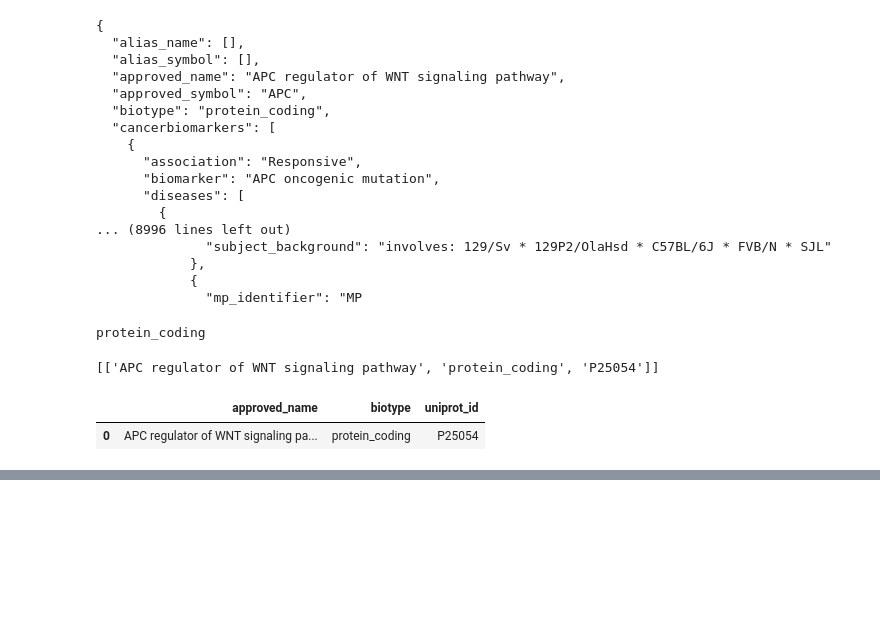
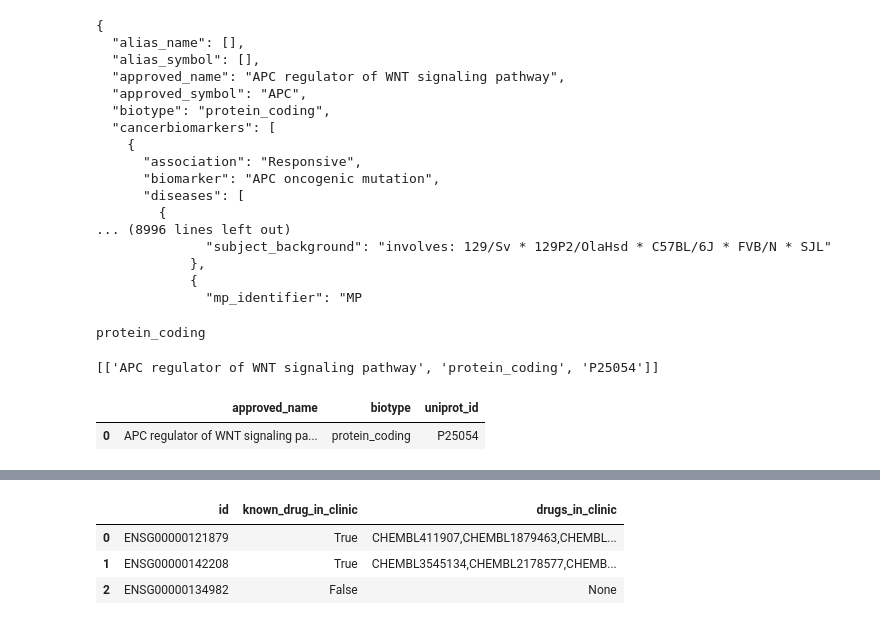
Before and after one commit to andrewhercules/ot-data-utilities, a Jupyter notebook: target-annotation-work/get-target-annotation-data-Platform-API.ipynb, the cells around one changed output, grey strips where cells are left out. Drawn from its saved outputs; the diff is of its cells as text; code cells hidden in the pictures; blank space fills up the shorter version.

```diff
--- a/target-annotation-work/get-target-annotation-data-Platform-API.ipynb
+++ b/target-annotation-work/get-target-annotation-data-Platform-API.ipynb
@@ -102,0 +174,7 @@ df.head()
+# %%
+df2.head()
+# %% [output]
+|  | id | known_drug_in_clinic | drugs_in_clinic |
+| 0 | ENSG00000121879 | True | CHEMBL411907,CHEMBL1879463,CHEMBL... |
+| 1 | ENSG00000142208 | True | CHEMBL3545134,CHEMBL2178577,CHEMB... |
+| 2 | ENSG00000134982 | False | None |
```
Also changed, not shown: parts of 10 cells of this notebook.
